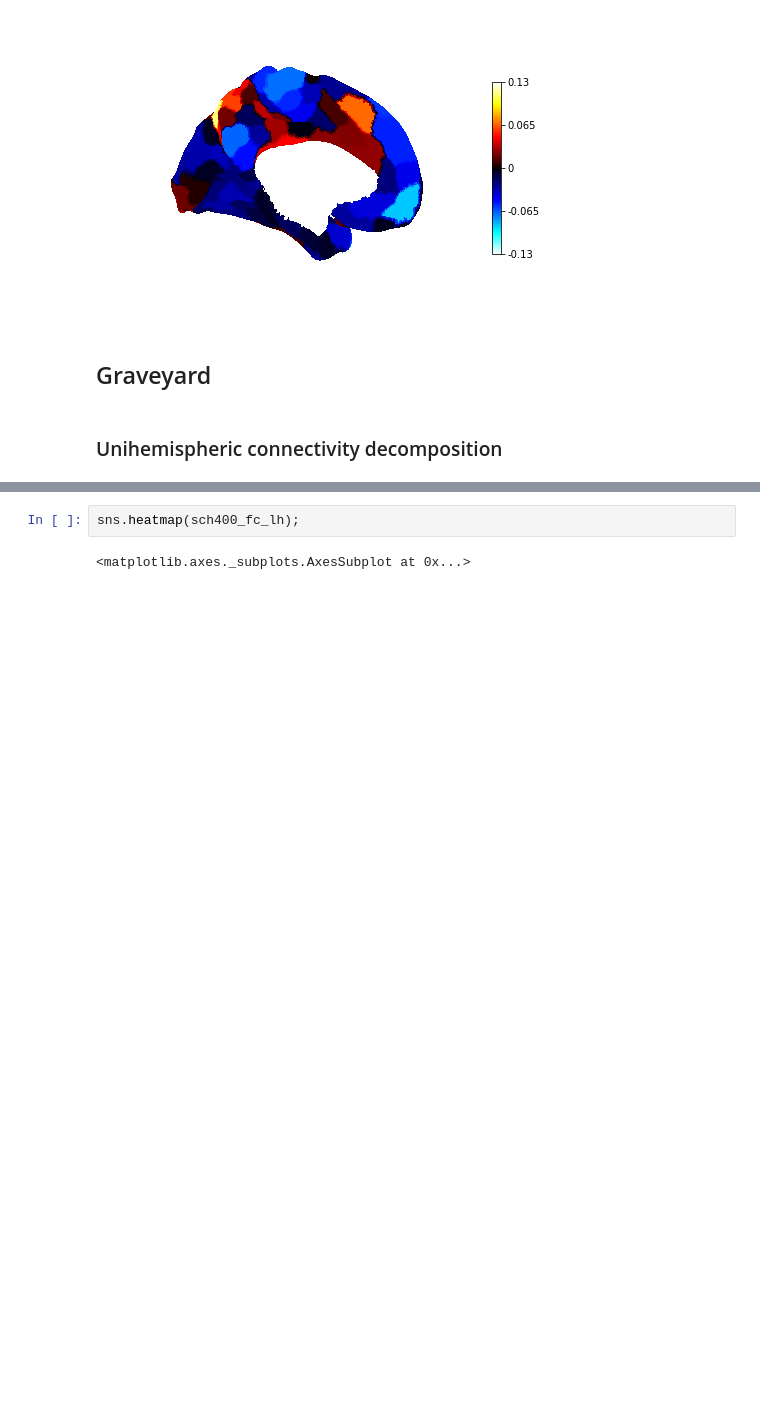
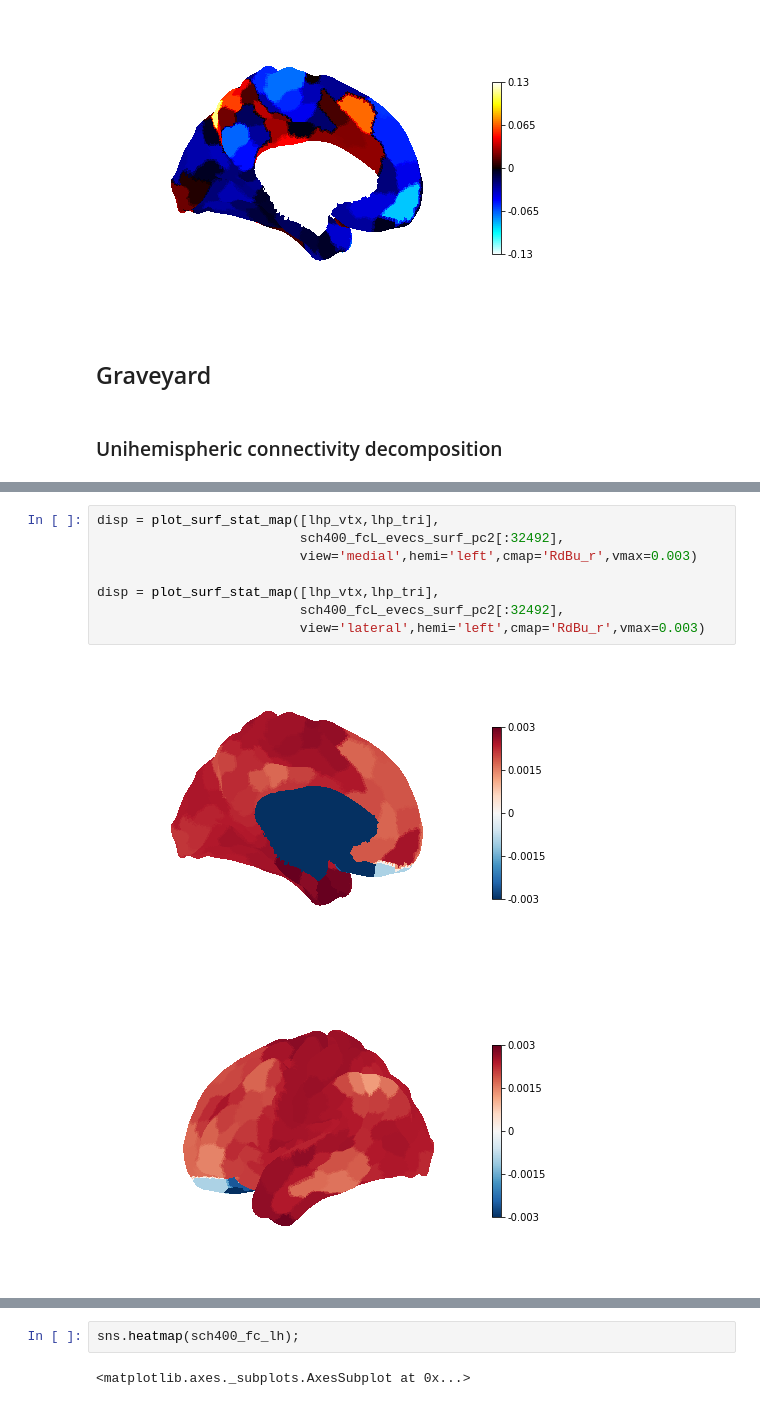
Before and after one commit to JohnGriffiths/BHTO19_GradientsVariability, a Jupyter notebook: scratch/looking_at_brainspace.ipynb, the cells around one changed output, grey strips where cells are left out. Drawn from its saved outputs; the diff is of its cells as text; blank space fills up the shorter version.

```diff
--- a/scratch/looking_at_brainspace.ipynb
+++ b/scratch/looking_at_brainspace.ipynb
@@ -216,0 +415,11 @@ disp = plot_surf_stat_map([lhp_vtx,lhp_tri],
+# %%
+disp = plot_surf_stat_map([lhp_vtx,lhp_tri],
+                          sch400_fcL_evecs_surf_pc2[:32492],
+                          view='medial',hemi='left',cmap='RdBu_r',vmax=0.003)
+
+disp = plot_surf_stat_map([lhp_vtx,lhp_tri],
+                          sch400_fcL_evecs_surf_pc2[:32492],
+                          view='lateral',hemi='left',cmap='RdBu_r',vmax=0.003)
+# %% [output]
+[figure, added]
+[figure, added]
```
Also changed, not shown: parts of 26 cells of this notebook.
